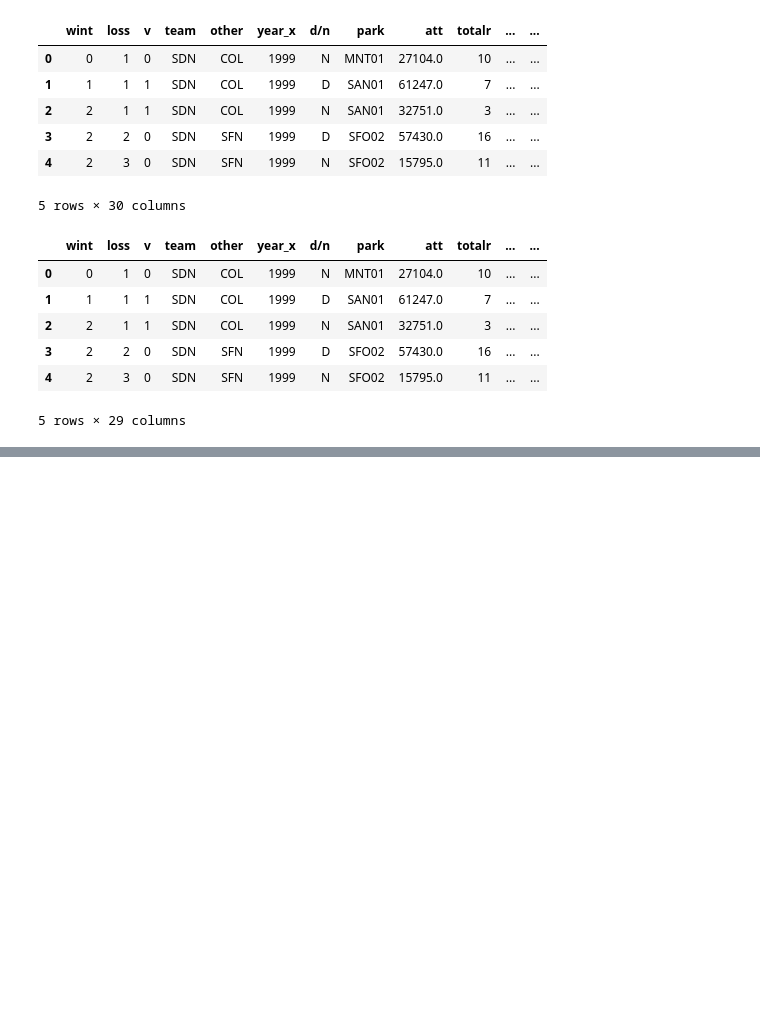
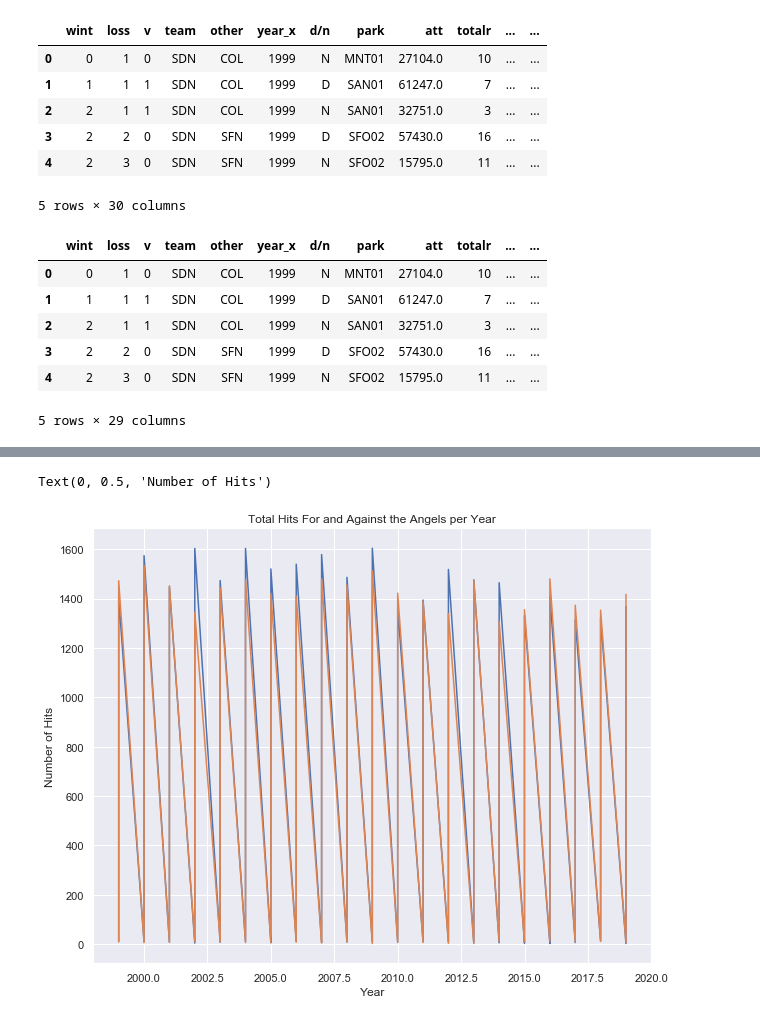
Before and after one commit to Elkin3456/SSC442, a Jupyter notebook: Baseballnotebook.ipynb, the cells around one changed output, grey strips where cells are left out. Drawn from its saved outputs; the diff is of its cells as text; code cells hidden in the pictures; blank space fills up the shorter version.

```diff
--- a/Baseballnotebook.ipynb
+++ b/Baseballnotebook.ipynb
@@ -503,0 +464,9 @@ ValueError: Index contains duplicate entries, cannot reshape
+# %%
+sns.lineplot(x= "year_x" ,y="hits_t", estimator = None, data= dfints_ana)
+sns.lineplot(x= "year_x" ,y="hita_t", estimator = None, data= dfints_ana)
+plt.title("Total Hits For and Against the Angels per Year")
+plt.xlabel("Year")
+plt.ylabel("Number of Hits")
+# %% [output]
+Text(0, 0.5, 'Number of Hits')
+[figure, added]
```
Also changed, not shown: parts of 11 cells of this notebook.
